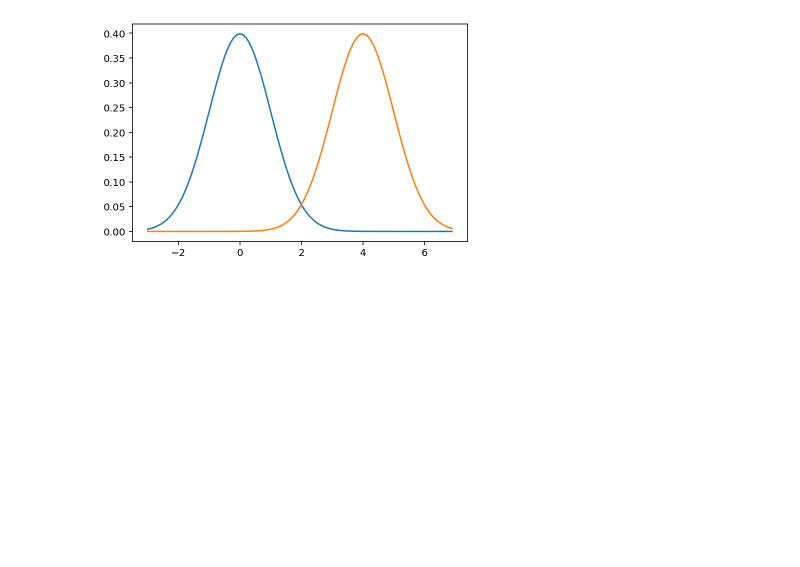
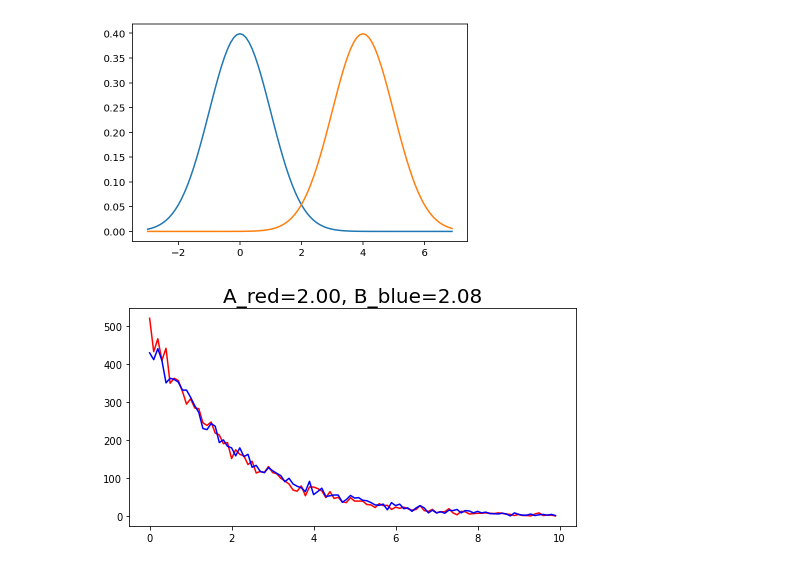
Before and after one commit to lselector/notebooks, a Jupyter notebook: A_B_Split_Test.ipynb, the cells around one changed output. Cells and saved outputs as stored; diff of their text form; code cells hidden in the pictures; blank space fills up the shorter version.

```diff
--- a/A_B_Split_Test.ipynb
+++ b/A_B_Split_Test.ipynb
@@ -187,3 +187,32 @@ plt.plot(xx, arr2)
 plt.show()
 # %% [output]
 [figure]
+# %%
+# Let's create two similar (but different)
+# exponential distributions
+
+N=10000
+scale_A = 2.0
+scale_B = 2.08
+A = np.random.exponential(scale=scale_A, size=N)
+B = np.random.exponential(scale=scale_B, size=N)
+
+# show on a graph
+BINS = 100
+STEP = 0.1
+RANGE = int(BINS*STEP)
+ah = np.histogram(A, bins=BINS,range=(0,RANGE))[0]
+bh = np.histogram(B, bins=BINS,range=(0,RANGE))[0]
+mylen = min(len(ah),len(bh))
+ah = ah[:mylen]
+bh = bh[:mylen]
+xh = [STEP*x for x in list(range(mylen))]
+
+plt.rcParams["figure.figsize"] = (8, 4) # (width, height)
+fig, ax = plt.subplots(nrows=1, ncols=1)
+ax.plot(xh, ah, color='red')
+ax.plot(xh, bh, color='blue')
+ax.set_title(f"A_red={scale_A:.2f}, B_blue={scale_B:.2f}", fontsize= 20)
+plt.show();
+# %% [output]
+[figure, added]
```
Also changed, not shown: parts of 1 cell of this notebook.
